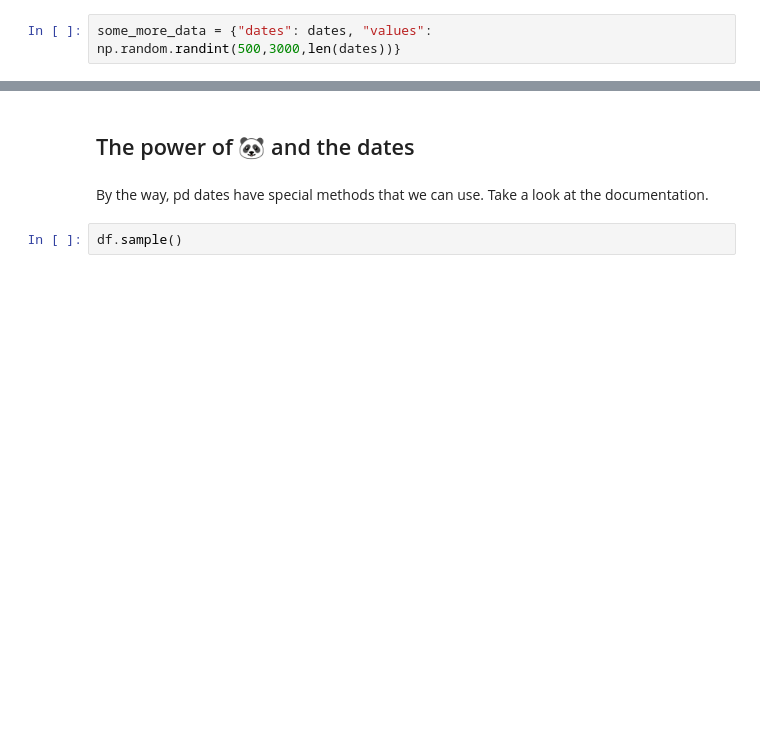
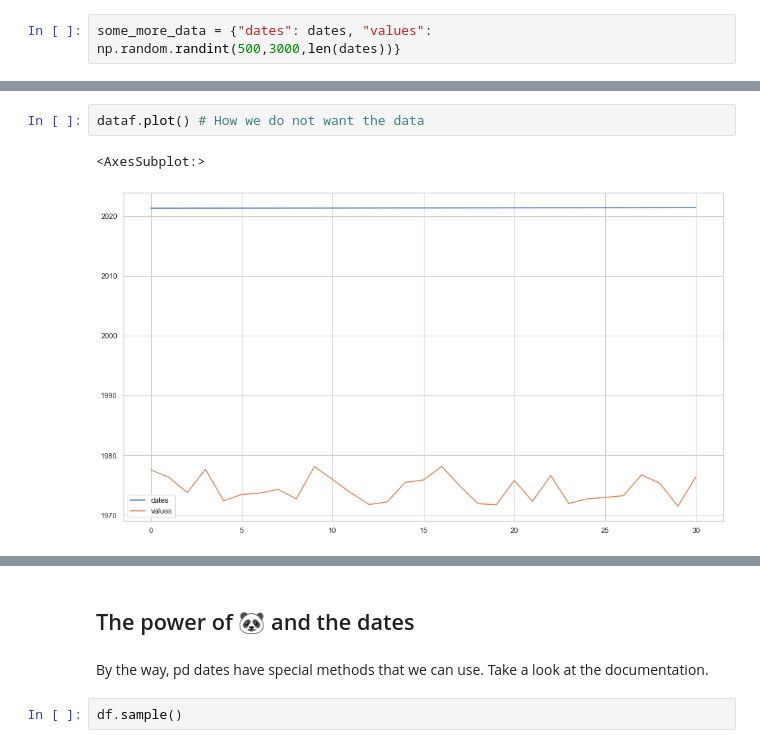
Before and after one commit to VeniceHartwell/lectures, a Jupyter notebook: week-7/02 - Time series.ipynb, the cells around one changed output, grey strips where cells are left out. Cells and saved outputs as stored; diff of their text form; blank space fills up the shorter version.

```diff
--- a/week-7/02 - Time series.ipynb
+++ b/week-7/02 - Time series.ipynb
@@ -176,2 +194,7 @@ dataf.head()
+# %%
+dataf.plot() # How we do not want the data
+# %% [output]
+<AxesSubplot:>
+[figure, added]
 # %%
 dataf = dataf.set_index("dates")
```
Also changed, not shown: parts of 16 cells of this notebook.
